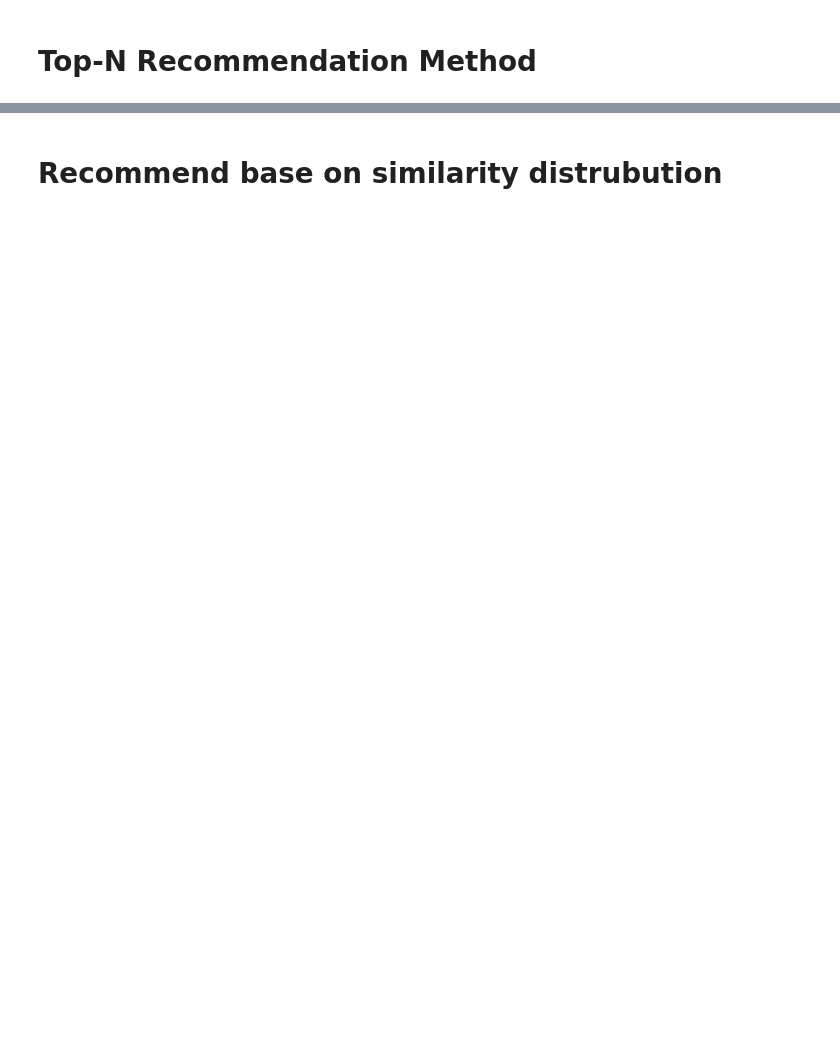
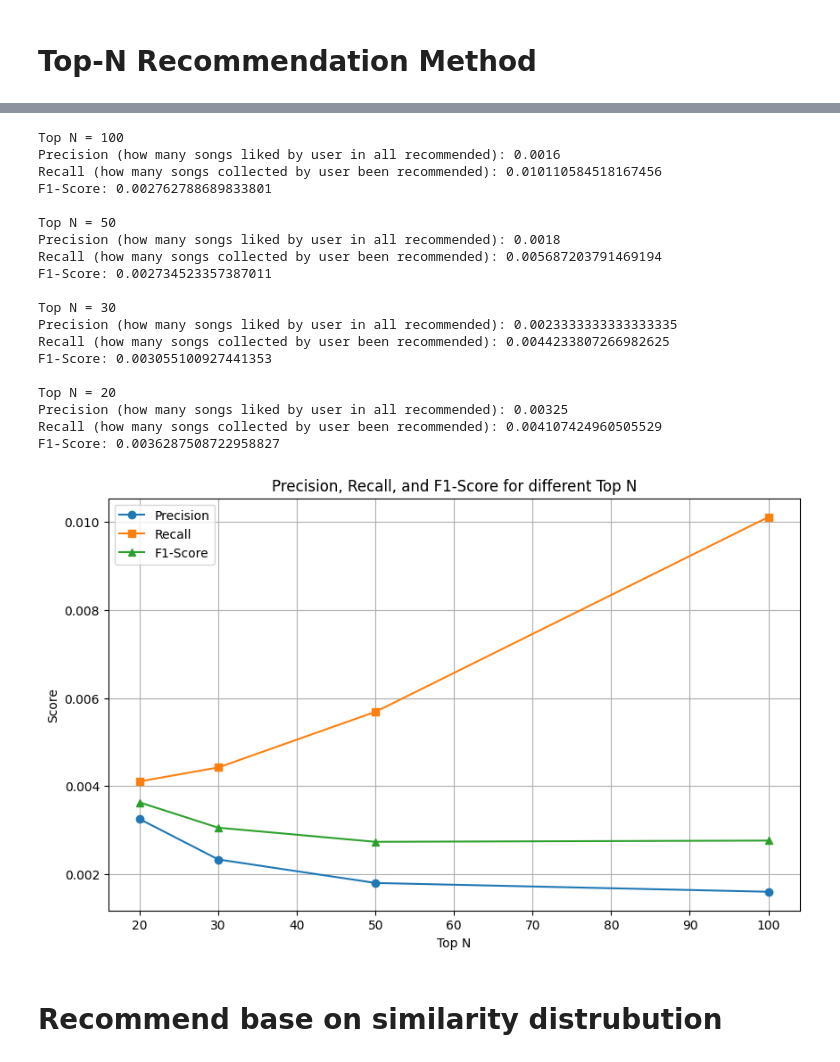
Before and after one commit to llors-chen/music9727, a Jupyter notebook: recomm1.ipynb, the cells around one changed output, grey strips where cells are left out. Drawn from its saved outputs; the diff is of its cells as text; code cells hidden in the pictures; blank space fills up the shorter version.

Commit message:
result output

```diff
--- a/recomm1.ipynb
+++ b/recomm1.ipynb
@@ -309,0 +186,5 @@ F1-Score: 0.0022947998196943
+# %%
+import numpy as np
+test_user_ids = test_df['user_id'].unique()
+test_user_ids = pd.Series(test_user_ids).sample(n=200, random_state=42, replace=False)
+test_user_ids = test_user_ids.tolist()
@@ -310 +247,7 @@ F1-Score: 0.0022947998196943
+# %%
+tfidf = TfidfVectorizer(
+    max_features = 5000
+)
+tfidf.fit_transform(song_raw['text1'])
+all_songs = tfidf.transform(song_raw['text1'])
 # %%
@@ -342,2 +277,56 @@ F1-Score: 0.0019440394362285637
+# %%
+def result_output(top_N,correct,total_rcmd,total_collect):
+    top_N = [100, 50, 30, 20]
+    precision_list = []
+    recall_list = []
+    f1_score_list = []
+    for n in range(len(top_N)):
+        precision = correct[n] / total_rcmd[n] if total_rcmd[n] > 0 else 0
+        recall = correct[n] / total_collect[n] if total_collect[n] > 0 else 0
+        f1_score = 2 * (precision * recall) / (precision + recall) if (precision + recall) > 0 else 0
+
+        precision_list.append(precision)
+        recall_list.append(recall)
+        f1_score_list.append(f1_score)
+
+        print(f"\nTop N = {top_N[n]}")
+        print(f"Precision (how many songs liked by user in all recommended): {precision}")
+        print(f"Recall (how many songs collected by user been recommended): {recall}")
+        print(f"F1-Score: {f1_score}")
+    plt.figure(figsize=(10, 6))
+
+    plt.plot(top_N, precision_list, marker='o', label='Precision')
+    plt.plot(top_N, recall_list, marker='s', label='Recall')
+    plt.plot(top_N, f1_score_list, marker='^', label='F1-Score')
+
+    plt.xlabel('Top N')
+    plt.ylabel('Score')
+    plt.title('Precision, Recall, and F1-Score for different Top N')
+    plt.legend()
+    plt.grid(True)
+    plt.show()
+# %%
+result_output(top_N,correct,total_rcmd,total_collect)
+# %% [output]
+Top N = 100
+Precision (how many songs liked by user in all recommended): 0.0016
+Recall (how many songs collected by user been recommended): 0.010110584518167456
+F1-Score: 0.002762788689833801
+
+Top N = 50
+Precision (how many songs liked by user in all recommended): 0.0018
+Recall (how many songs collected by user been recommended): 0.005687203791469194
+F1-Score: 0.002734523357387011
+
+Top N = 30
+Precision (how many songs liked by user in all recommended): 0.0023333333333333335
+Recall (how many songs collected by user been recommended): 0.0044233807266982625
+F1-Score: 0.003055100927441353
+
+Top N = 20
+Precision (how many songs liked by user in all recommended): 0.00325
+Recall (how many songs collected by user been recommended): 0.004107424960505529
+F1-Score: 0.0036287508722958827
+[figure, added]
 # %% [markdown]
 # Recommend base on similarity distrubution
```
Also changed, not shown: parts of 49 cells of this notebook, 1 other file.
